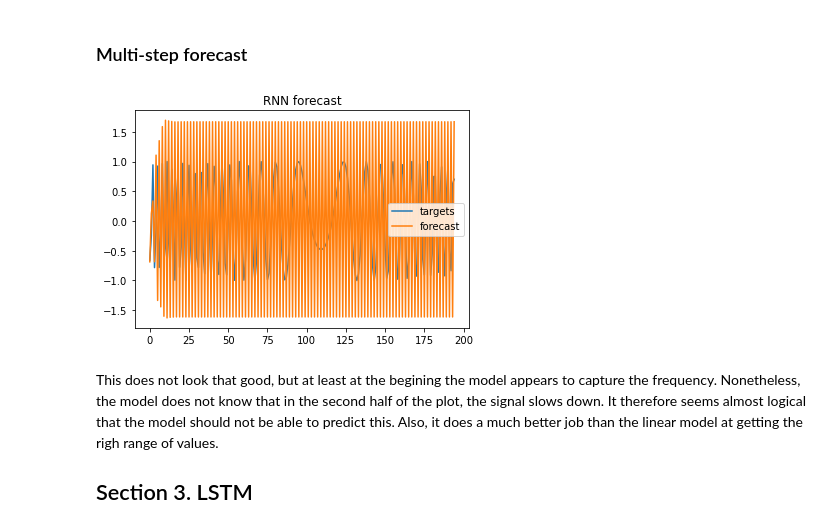
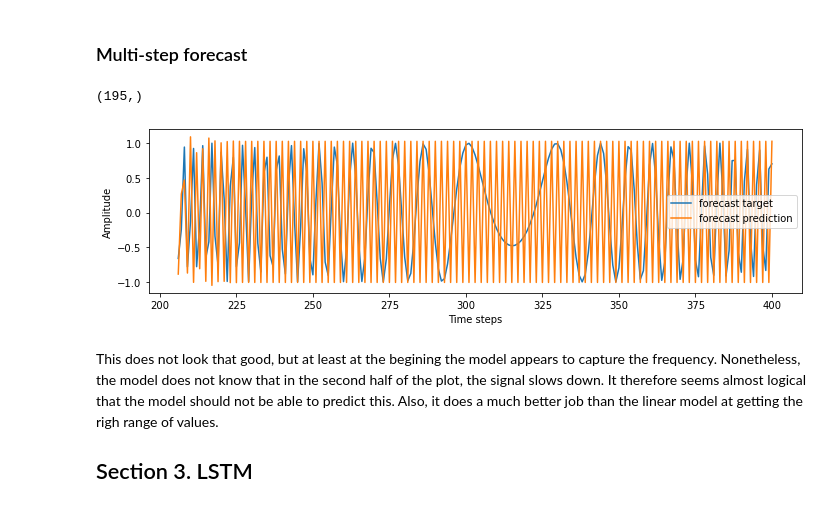
Before and after one commit to kbantoec/deep_learning, a Jupyter notebook: rnn/lstm_nonlinear.ipynb, the cells around one changed output. Saved outputs shown, nothing was run; the diff lists cells and outputs as text; code cells hidden in the pictures.

```diff
--- a/rnn/lstm_nonlinear.ipynb
+++ b/rnn/lstm_nonlinear.ipynb
@@ -219,14 +249,24 @@ while len(forecast) < len(Y[-N//2:]):
 
     input_ = np.roll(input_, -1)
     input_[-1] = f
+# %%
+Y[:-N//2].shape
+# %% [output]
+(195,)
 # %%
-plt.plot(Y[-N//2:], label='targets')
-plt.plot(forecast, label='forecast')
-plt.title('RNN forecast')
+plt.figure(figsize=(10, 3))
+plt.plot(range(206, 401), Y[-N//2:], label='forecast target')
+plt.plot(range(206, 401), forecast, label='forecast prediction')
+# plt.title("Many-to-one RNN")
+plt.ylabel('Amplitude')
+plt.xlabel('Time steps')
+
 plt.legend()
+plt.tight_layout()
+# plt.savefig('out/plots/correct_forecast_varsine_rnn.png', dpi=600, transparent=True)
 plt.show()
 # %% [output]
-[figure, old version]
+[figure, new version]
 # %% [markdown]
 This does not look that good, but at least at the begining the model appears to capture the frequency. Nonetheless, the model does not know that in the second half of the plot, the signal slows down. It therefore seems almost logical that the model should not be able to predict this. Also, it does a much better job than the linear model at getting the righ range of values.
 
```
Also changed, not shown: parts of 22 cells of this notebook.
